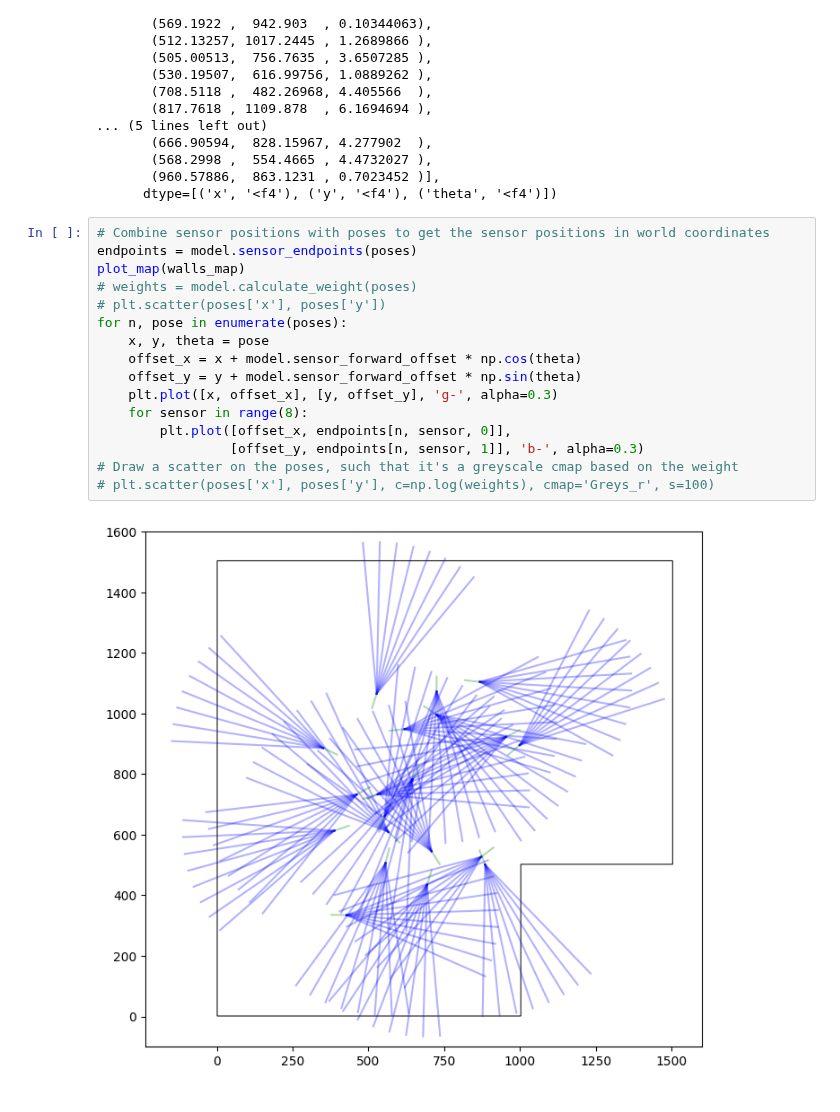
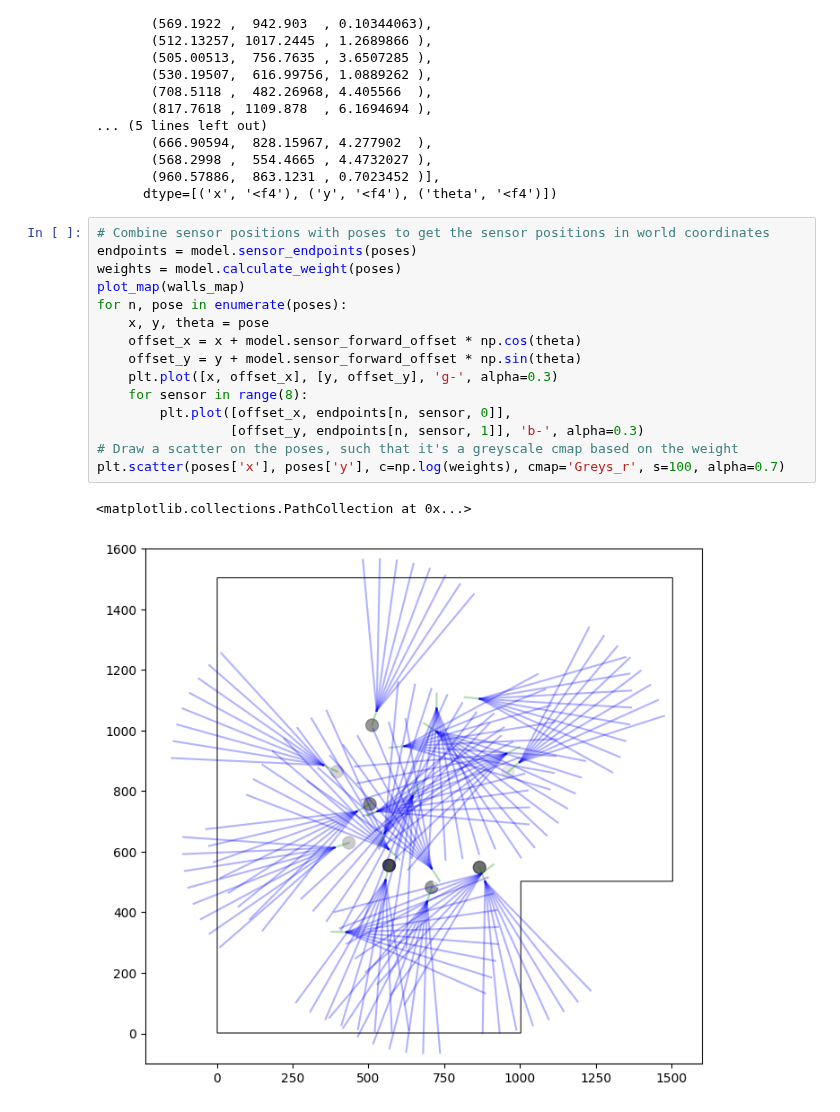
Before and after one commit to PacktPublishing/Learn-Robotics-Programming-3rd-edition, a Jupyter notebook: experiments/boundary_probabilities.ipynb, the cells around one changed output. Saved outputs shown, nothing was run; the diff lists cells and outputs as text.

```diff
--- a/experiments/boundary_probabilities.ipynb
+++ b/experiments/boundary_probabilities.ipynb
@@ -124,18 +124,18 @@ Poses([(435.42108,  629.18536, 3.4649165 ),
 # %%
 # Combine sensor positions with poses to get the sensor positions in world coordinates
 endpoints = model.sensor_endpoints(poses)
+weights = model.calculate_weight(poses)
 plot_map(walls_map)
-# weights = model.calculate_weight(poses)
-# plt.scatter(poses['x'], poses['y'])
 for n, pose in enumerate(poses):
     x, y, theta = pose
     offset_x = x + model.sensor_forward_offset * np.cos(theta)
     offset_y = y + model.sensor_forward_offset * np.sin(theta)
     plt.plot([x, offset_x], [y, offset_y], 'g-', alpha=0.3)
     for sensor in range(8):
         plt.plot([offset_x, endpoints[n, sensor, 0]],
                  [offset_y, endpoints[n, sensor, 1]], 'b-', alpha=0.3)
 # Draw a scatter on the poses, such that it's a greyscale cmap based on the weight
-# plt.scatter(poses['x'], poses['y'], c=np.log(weights), cmap='Greys_r', s=100)
+plt.scatter(poses['x'], poses['y'], c=np.log(weights), cmap='Greys_r', s=100, alpha=0.7)
 # %% [output]
+<matplotlib.collections.PathCollection at 0x...>
-[figure, old version]
+[figure, new version]
```
Also changed, not shown: 1 other file.
